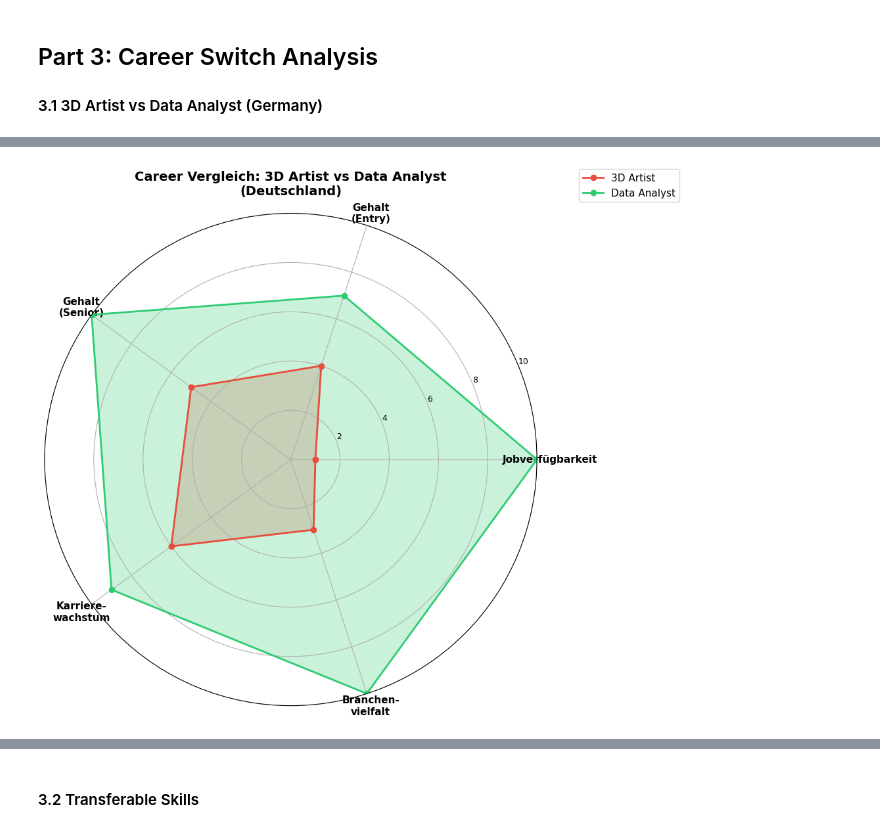
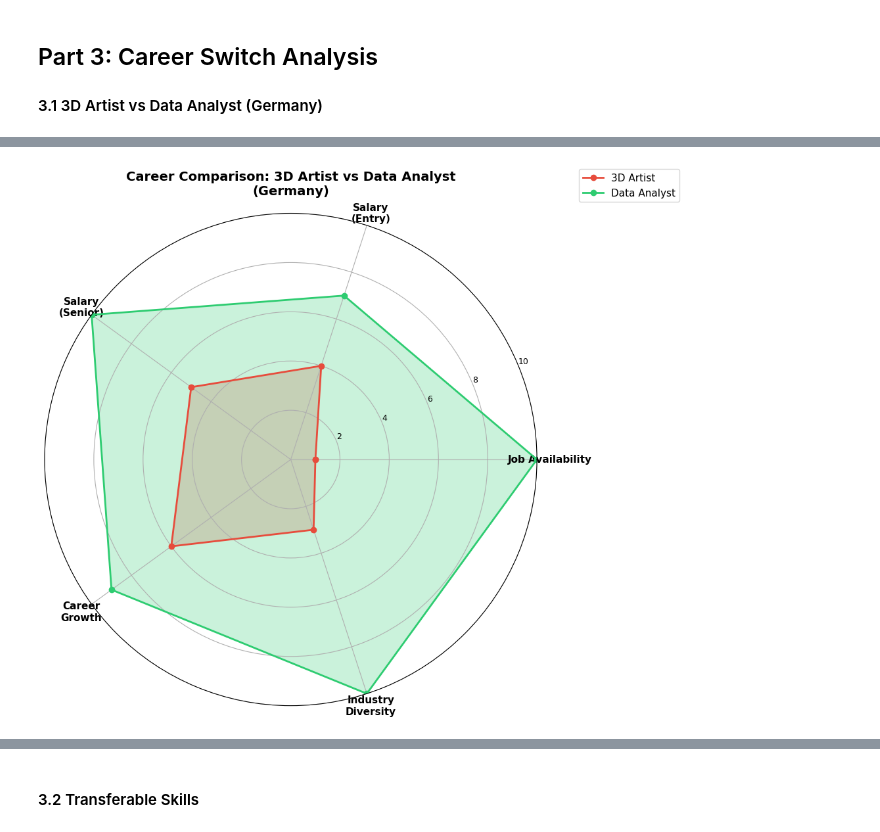
Before and after one commit to tvankov/Data-Analyst-Job-Market, a Jupyter notebook: DataAnalystJobMarketAnalysis_USAvsGermanyComparison.ipynb, the cells around one changed output, grey strips where cells are left out. Cells and saved outputs as stored; diff of their text form; code cells hidden in the pictures.

```diff
--- a/DataAnalystJobMarketAnalysis_USAvsGermanyComparison.ipynb
+++ b/DataAnalystJobMarketAnalysis_USAvsGermanyComparison.ipynb
@@ -1261,40 +1257,40 @@ print("\n" + "="*80)
 #### 3.1 3D Artist vs Data Analyst (Germany)
 # %%
 print("="*80)
-print("TEIL 3: CAREER SWITCH ANALYSE")
+print("PART 3: CAREER SWITCH ANALYSIS")
 print("="*80)
 
-# Zusammenfassung der wichtigsten Unterschiede
+# Summary of key differences
 print("\n" + "="*80)
-print("3.1 - 3D ARTIST vs DATA ANALYST VERGLEICH (Deutschland)")
+print("3.1 - 3D ARTIST vs DATA ANALYST COMPARISON (Germany)")
 print("="*80)
 
 career_comparison = {
-    'Kriterium': [
-        'Jobverfügbarkeit (Düsseldorf)',
-        'Entry/Mid Gehalt',
-        'Senior Gehalt',
-        'Gehaltssteigerung Potential',
-        'Anzahl verschiedener Branchen',
-        'Remote-Möglichkeiten',
-        'Technische Skills erforderlich'
+    'Criterion': [
+        'Job Availability (Düsseldorf)',
+        'Entry/Mid Salary',
+        'Senior Salary',
+        'Salary Growth Potential',
+        'Number of Different Industries',
+        'Remote Opportunities',
+        'Required Technical Skills'
     ],
     '3D Artist': [
-        '4 Jobs (sehr begrenzt)',
+        '4 Jobs (very limited)',
         '€36,400',
         '€50,000',
         '+37%',
-        'Begrenzt (Gaming, VR/AR, Architektur)',
-        'Mittel',
+        'Limited (Gaming, VR/AR, Architecture)',
+        'Medium',
         'Blender, Maya, 3ds Max, Rendering'
     ],
     'Data Analyst': [
-        '497 Jobs (124x mehr!)',
+        '497 Jobs (124x more!)',
         '€50,100',
         '€80,000',
         '+60%',
-        'Sehr breit (Tech, Finance, Health, Retail, etc.)',
-        'Hoch',
+        'Very broad (Tech, Finance, Health, Retail, etc.)',
+        'High',
         'SQL, Python, Excel, Tableau/Power BI'
     ]
 }
@@ -1302,22 +1298,22 @@ career_comparison = {
 df_career_comp = pd.DataFrame(career_comparison)
 print("\n" + df_career_comp.to_string(index=False))
 
-# Visualisierung - Radar Chart Vergleich
-categories = ['Jobverfügbarkeit', 'Gehalt\n(Entry)', 'Gehalt\n(Senior)',
-              'Karriere-\nwachstum', 'Branchen-\nvielfalt']
+# Visualization - Radar Chart Comparison
+categories = ['Job Availability', 'Salary\n(Entry)', 'Salary\n(Senior)',
+              'Career\nGrowth', 'Industry\nDiversity']
 
-# Normalisierte Werte (0-10 Skala)
+# Normalized values (0-10 scale)
 artist_values = [1, 4, 5, 6, 3]  # 3D Artist
 analyst_values = [10, 7, 10, 9, 10]  # Data Analyst
 
 # Radar Chart
 fig, ax = plt.subplots(figsize=(10, 10), subplot_kw=dict(projection='polar'))
 
-# Anzahl der Kategorien
+# Number of categories
 num_vars = len(categories)
 angles = np.linspace(0, 2 * np.pi, num_vars, endpoint=False).tolist()
 
-# Schließe den Kreis
+# Close the circle
 artist_values += artist_values[:1]
 analyst_values += analyst_values[:1]
 angles += angles[:1]
@@ -1329,18 +1325,18 @@ ax.fill(angles, artist_values, alpha=0.25, color='#E74C3C')
 ax.plot(angles, analyst_values, 'o-', linewidth=2, label='Data Analyst', color='#2ECC71')
 ax.fill(angles, analyst_values, alpha=0.25, color='#2ECC71')
 
-# Kategorien
+# Categories
 ax.set_xticks(angles[:-1])
 ax.set_xticklabels(categories, size=11, fontweight='bold')
 
-# Y-Achse
+# Y-axis
 ax.set_ylim(0, 10)
 ax.set_yticks([2, 4, 6, 8, 10])
 ax.set_yticklabels(['2', '4', '6', '8', '10'], size=9)
 ax.grid(True)
 
-# Titel und Legende
-plt.title('Career Vergleich: 3D Artist vs Data Analyst\n(Deutschland)',
+# Title and legend
+plt.title('Career Comparison: 3D Artist vs Data Analyst\n(Germany)',
           size=14, fontweight='bold', pad=20)
 plt.legend(loc='upper right', bbox_to_anchor=(1.3, 1.1), fontsize=11)
 
@@ -1348,23 +1344,23 @@ plt.tight_layout()
 plt.savefig('career_comparison_radar.png', dpi=300, bbox_inches='tight')
 plt.show()
 
-print("\n✅ Grafik gespeichert als 'career_comparison_radar.png'")
+print("\n Chart saved as 'career_comparison_radar.png'")
 
-# Wichtigste Erkenntnisse
+# Key Insights
 print("\n" + "="*80)
-print("🔍 WICHTIGSTE ERKENNTNISSE:")
+print(" KEY INSIGHTS:")
 print("="*80)
-print("\n✅ VORTEILE DATA ANALYST:")
-print("   1. 124x mehr Jobmöglichkeiten in Düsseldorf")
-print("   2. 38% höheres Einstiegsgehalt (€50,100 vs €36,400)")
-print("   3. 60% höheres Senior-Gehalt (€80,000 vs €50,000)")
-print("   4. Viel breitere Branchenauswahl")
-print("   5. Bessere Remote-Möglichkeiten")
+print("\n ADVANTAGES OF DATA ANALYST:")
+print("   1. 124x more job opportunities in Düsseldorf")
+print("   2. 38% higher entry salary (€50,100 vs €36,400)")
+print("   3. 60% higher senior salary (€80,000 vs €50,000)")
+print("   4. Much broader industry options")
+print("   5. Better remote work opportunities")
 
-print("\n⚠️  NACHTEILE DATA ANALYST:")
-print("   1. Komplett neuer Skillset erforderlich")
-print("   2. Einstieg als Junior (trotz Senior 3D Erfahrung)")
-print("   3. Weniger kreative Arbeit")
-print("   4. Mehr zahlengetrieben")
+print("\n  DISADVANTAGES OF DATA ANALYST:")
+print("   1. Completely new skillset required")
+print("   2. Starting as junior (despite senior 3D experience)")
+print("   3. Less creative work")
+print("   4. More numbers-driven")
 # %% [output]
 ================================================================================
@@ -1386 +1382 @@ Technische Skills erforderlich     Blender, Maya, 3ds Max, Rendering
-[figure, old version]
+[figure, new version]
```
Also changed, not shown: parts of 14 cells of this notebook, 9 other files.
